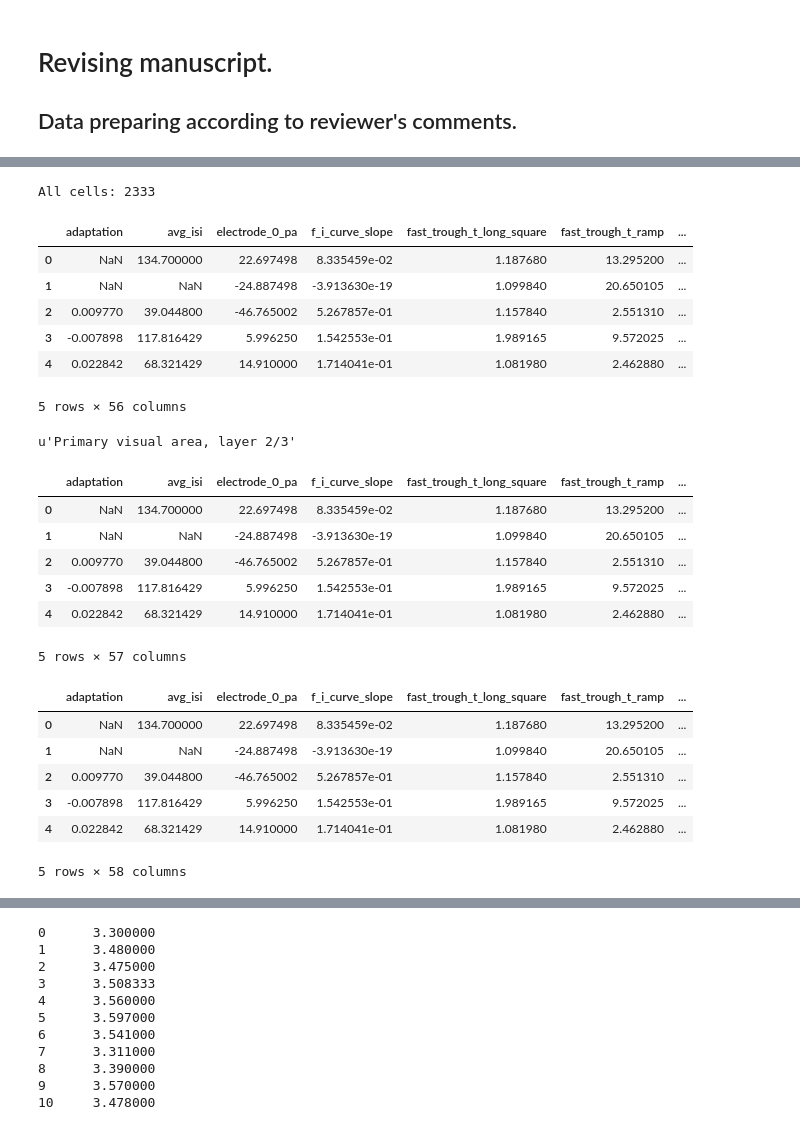
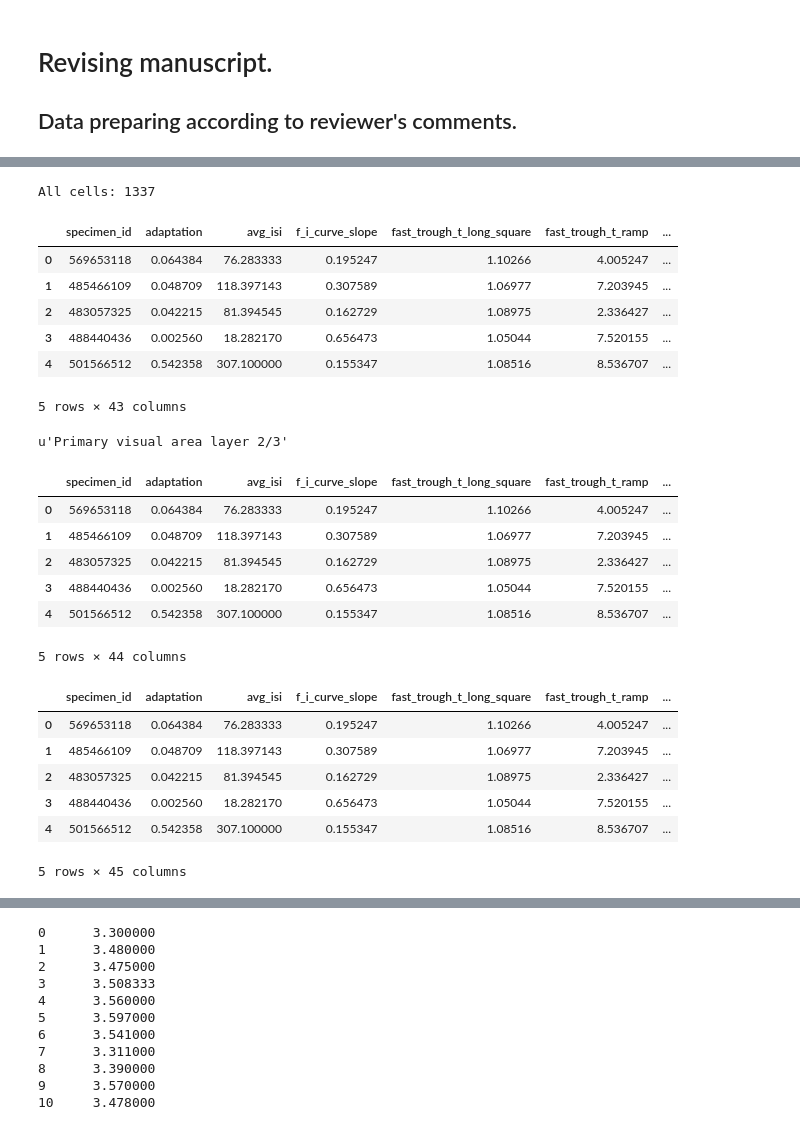
Before and after one commit to HyunsuLee/clustering_allen_neuron, a Jupyter notebook: Data_prep/revising_data.ipynb, the cells around one changed output, grey strips where cells are left out. Cells and saved outputs as stored; diff of their text form; code cells hidden in the pictures.

```diff
--- a/Data_prep/revising_data.ipynb
+++ b/Data_prep/revising_data.ipynb
@@ -8,7 +10,6 @@ cre = pd.read_csv('ephys_data_cre_EI_180116.csv') # use this data for using spec
 # cre = pd.read_csv('ephys_data_cre.csv')
 # as review 2 minor commemts # 11 . technical values removed.
 cre = cre.drop(['reporter_status', 'height', 'input_resistance_mohm', 'vm_for_sag',
-                'slow_trough_t_short_square', 'slow_trough_v_short_square',
                 'slow_trough_t_long_square', 'slow_trough_v_long_square',
                'slow_trough_t_ramp', 'slow_trough_v_ramp'], axis=1)
 cre.info()
@@ -35,12 +37,13 @@ adaptation                                816 non-null float64
 # %%
-from allensdk.core.cell_types_cache import CellTypesCache
-from allensdk.api.queries.cell_types_api import CellTypesApi
-from allensdk.core.cell_types_cache import ReporterStatus as RS
+# from allensdk.core.cell_types_cache import CellTypesCache
+# from allensdk.api.queries.cell_types_api import CellTypesApi
+# from allensdk.core.cell_types_cache import ReporterStatus as RS
+# ctc = CellTypesCache(manifest_file='cell_types/manifest.json')
+# cells = ctc.get_cells()
+with open('cell_types/cells.json') as df:
+    cells = json.load(df)
+print("All cells: %d" % len(cells)) # load data, for including layer metadata.
+# %% [output]
+All cells: 1337
-# %%
-ctc = CellTypesCache(manifest_file='cell_types/manifest.json')
-cells = ctc.get_cells()
-print("All cells: %d" % len(cells)) # load data, for including layer metadata.
-# %% [output]
-All cells: 2333
 # %%
 cell_index = { c['id']: c for c in cells }
@@ -51,18 +50,18 @@ ephys_features_new_df = pd.DataFrame(ephys_features_new)
 # %%
-tau = [cell_index[cid]['ephys_features'][0]['tau'] for cid in ephys_features_new_df['specimen_id']]
+tau = [cell_index[cid]['ephys_features'][0]['tau'] for cid in cre['specimen_id']]
 # %%
-ephys_features_new_df['tau'] = pd.Series(tau, index=ephys_features_new_df.index)
-ephys_features_new_df.head()
+cre['tau'] = pd.Series(tau, index=cre.index)
+cre.head()
 # %% [output]
-|  | adaptation | avg_isi | electrode_0_pa | f_i_curve_slope | fast_trough_t_long_square | fast_trough_t_ramp | ... |
-| 0 | NaN | 134.700000 | 22.697498 | 8.335459e-02 | 1.187680 | 13.295200 | ... |
-| 1 | NaN | NaN | -24.887498 | -3.913630e-19 | 1.099840 | 20.650105 | ... |
-| 2 | 0.009770 | 39.044800 | -46.765002 | 5.267857e-01 | 1.157840 | 2.551310 | ... |
-| 3 | -0.007898 | 117.816429 | 5.996250 | 1.542553e-01 | 1.989165 | 9.572025 | ... |
-| 4 | 0.022842 | 68.321429 | 14.910000 | 1.714041e-01 | 1.081980 | 2.462880 | ... |
+|  | specimen_id | adaptation | avg_isi | f_i_curve_slope | fast_trough_t_long_square | fast_trough_t_ramp | ... |
+| 0 | 569653118 | 0.064384 | 76.283333 | 0.195247 | 1.10266 | 4.005247 | ... |
+| 1 | 485466109 | 0.048709 | 118.397143 | 0.307589 | 1.06977 | 7.203945 | ... |
+| 2 | 483057325 | 0.042215 | 81.394545 | 0.162729 | 1.08975 | 2.336427 | ... |
+| 3 | 488440436 | 0.002560 | 18.282170 | 0.656473 | 1.05044 | 7.520155 | ... |
+| 4 | 501566512 | 0.542358 | 307.100000 | 0.155347 | 1.08516 | 8.536707 | ... |
-5 rows × 56 columns
+5 rows × 43 columns
 # %%
-cell_index[489923501]['structure']['name']
+cell_index[489923501]['structure']['safe_name']
 # %% [output]
-u'Primary visual area, layer 2/3'
+u'Primary visual area layer 2/3'
 # %%
@@ -70,12 +69,12 @@ layer_full = [cell_index[cid]['structure']['name'] for cid in ephys_features_new
 # %%
-ephys_features_new_df['layer_full'] = pd.Series(layer_full, index=ephys_features_new_df.index)
-ephys_features_new_df.head()
+cre['layer_full'] = pd.Series(layer_full, index=cre.index)
+cre.head()
 # %% [output]
-|  | adaptation | avg_isi | electrode_0_pa | f_i_curve_slope | fast_trough_t_long_square | fast_trough_t_ramp | ... |
-| 0 | NaN | 134.700000 | 22.697498 | 8.335459e-02 | 1.187680 | 13.295200 | ... |
-| 1 | NaN | NaN | -24.887498 | -3.913630e-19 | 1.099840 | 20.650105 | ... |
-| 2 | 0.009770 | 39.044800 | -46.765002 | 5.267857e-01 | 1.157840 | 2.551310 | ... |
-| 3 | -0.007898 | 117.816429 | 5.996250 | 1.542553e-01 | 1.989165 | 9.572025 | ... |
-| 4 | 0.022842 | 68.321429 | 14.910000 | 1.714041e-01 | 1.081980 | 2.462880 | ... |
+|  | specimen_id | adaptation | avg_isi | f_i_curve_slope | fast_trough_t_long_square | fast_trough_t_ramp | ... |
+| 0 | 569653118 | 0.064384 | 76.283333 | 0.195247 | 1.10266 | 4.005247 | ... |
+| 1 | 485466109 | 0.048709 | 118.397143 | 0.307589 | 1.06977 | 7.203945 | ... |
+| 2 | 483057325 | 0.042215 | 81.394545 | 0.162729 | 1.08975 | 2.336427 | ... |
+| 3 | 488440436 | 0.002560 | 18.282170 | 0.656473 | 1.05044 | 7.520155 | ... |
+| 4 | 501566512 | 0.542358 | 307.100000 | 0.155347 | 1.08516 | 8.536707 | ... |
-5 rows × 57 columns
+5 rows × 44 columns
 # %%
@@ -83,11 +82,11 @@ layer_acronym = [cell_index[cid]['structure']['acronym'] for cid in ephys_featur
 # %%
-ephys_features_new_df['acronym'] = pd.Series(layer_acronym, index=ephys_features_new_df.index)
-ephys_features_new_df.head()
+cre['acronym'] = pd.Series(layer_acronym, index=cre.index)
+cre.head()
 # %% [output]
-|  | adaptation | avg_isi | electrode_0_pa | f_i_curve_slope | fast_trough_t_long_square | fast_trough_t_ramp | ... |
-| 0 | NaN | 134.700000 | 22.697498 | 8.335459e-02 | 1.187680 | 13.295200 | ... |
-| 1 | NaN | NaN | -24.887498 | -3.913630e-19 | 1.099840 | 20.650105 | ... |
-| 2 | 0.009770 | 39.044800 | -46.765002 | 5.267857e-01 | 1.157840 | 2.551310 | ... |
-| 3 | -0.007898 | 117.816429 | 5.996250 | 1.542553e-01 | 1.989165 | 9.572025 | ... |
-| 4 | 0.022842 | 68.321429 | 14.910000 | 1.714041e-01 | 1.081980 | 2.462880 | ... |
+|  | specimen_id | adaptation | avg_isi | f_i_curve_slope | fast_trough_t_long_square | fast_trough_t_ramp | ... |
+| 0 | 569653118 | 0.064384 | 76.283333 | 0.195247 | 1.10266 | 4.005247 | ... |
+| 1 | 485466109 | 0.048709 | 118.397143 | 0.307589 | 1.06977 | 7.203945 | ... |
+| 2 | 483057325 | 0.042215 | 81.394545 | 0.162729 | 1.08975 | 2.336427 | ... |
+| 3 | 488440436 | 0.002560 | 18.282170 | 0.656473 | 1.05044 | 7.520155 | ... |
+| 4 | 501566512 | 0.542358 | 307.100000 | 0.155347 | 1.08516 | 8.536707 | ... |
-5 rows × 58 columns
+5 rows × 45 columns
```
Also changed, not shown: parts of 65 cells of this notebook, 4 other files.
